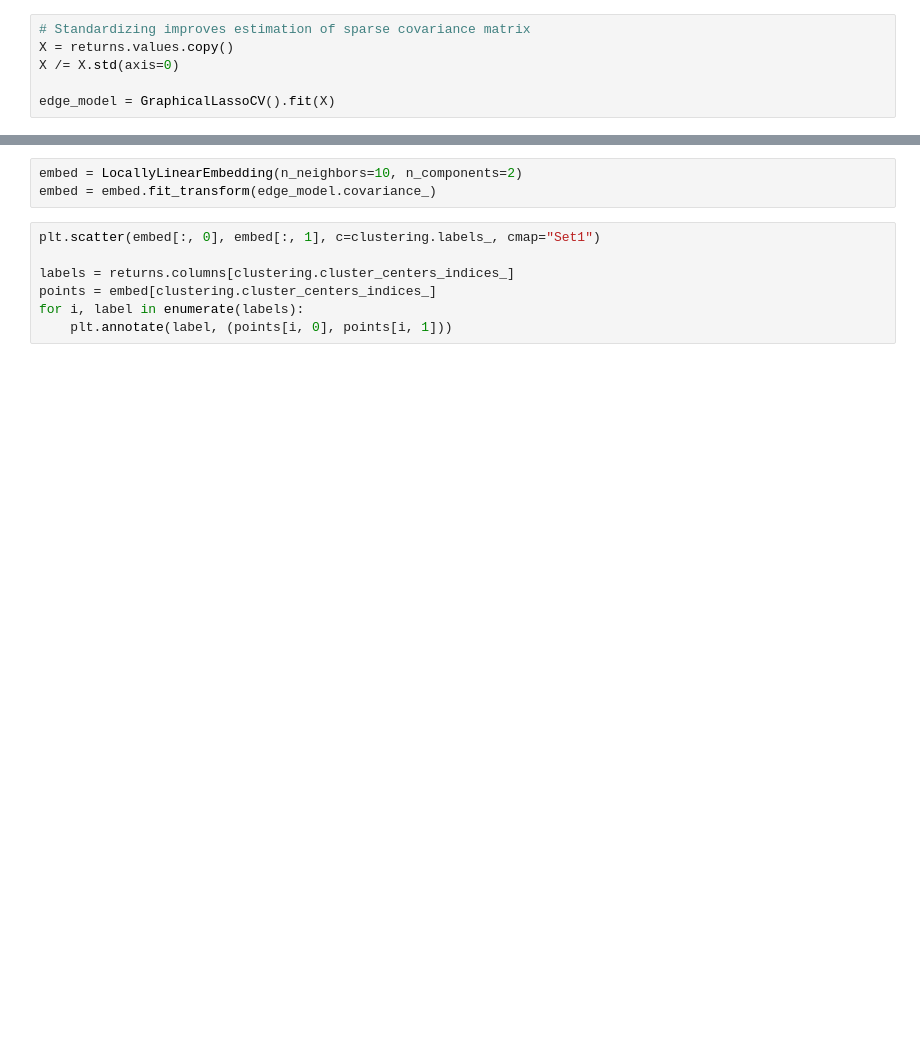
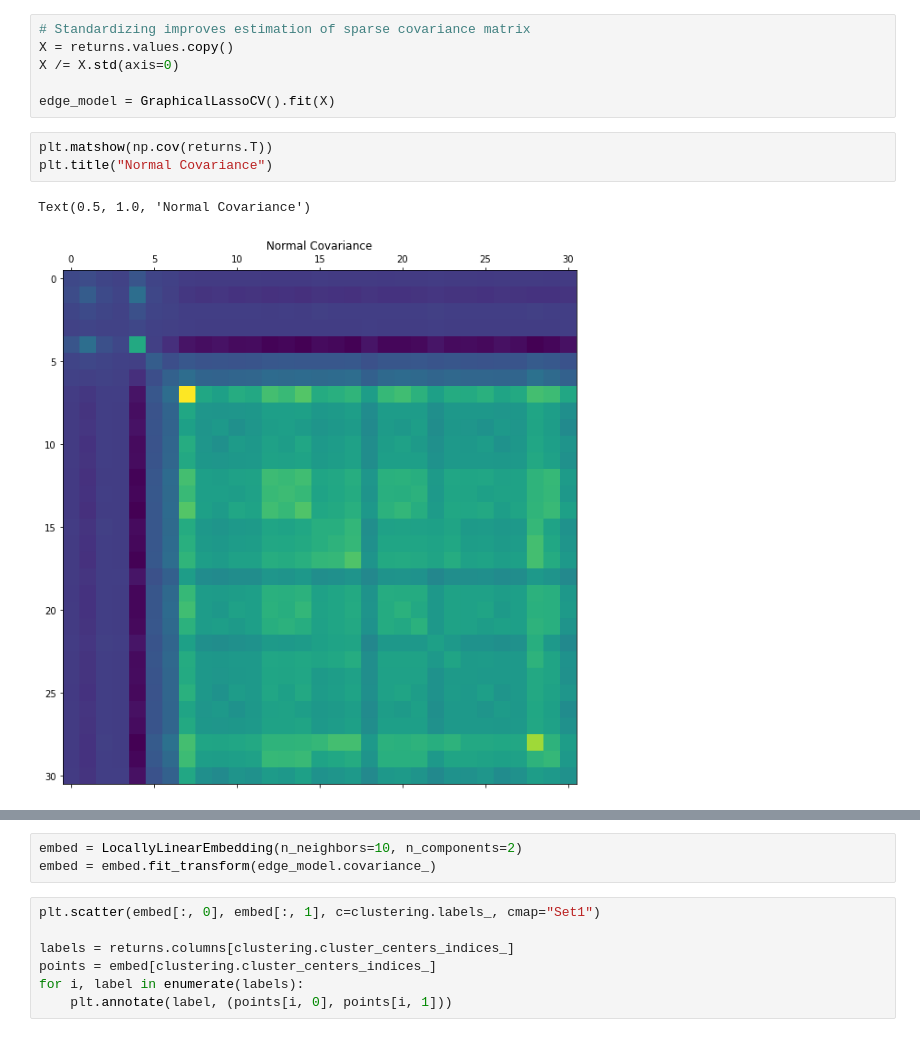
Before and after one commit to eadains/EquitiesTrading, a Jupyter notebook: etfs_analysis.ipynb, the cells around one changed output, grey strips where cells are left out. Cells and saved outputs as stored; diff of their text form; blank space fills up the shorter version.

```diff
--- a/etfs_analysis.ipynb
+++ b/etfs_analysis.ipynb
@@ -35,5 +50,11 @@ X = returns.values.copy()
 X /= X.std(axis=0)
 
 edge_model = GraphicalLassoCV().fit(X)
+# %%
+plt.matshow(np.cov(returns.T))
+plt.title("Normal Covariance")
+# %% [output]
+Text(0.5, 1.0, 'Normal Covariance')
+[figure, added]
 # %%
 plt.matshow(edge_model.covariance_)
```
Also changed, not shown: parts of 20 cells of this notebook.
